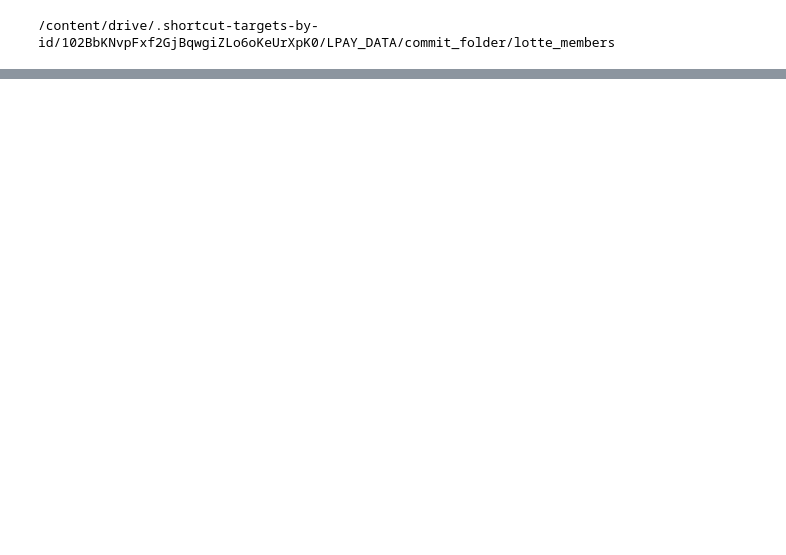
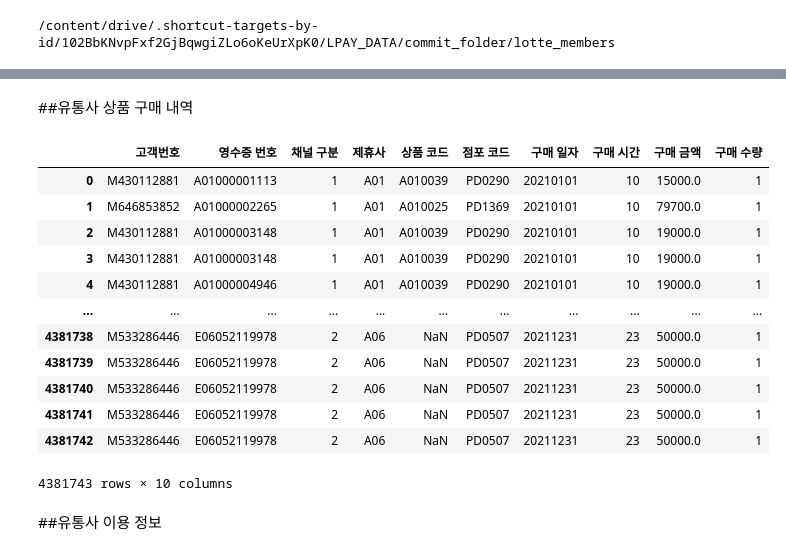
Before and after one commit to eowl4588/lotte_members, a Jupyter notebook: One.ipynb, the cells around one changed output, grey strips where cells are left out. Drawn from its saved outputs; the diff is of its cells as text; code cells hidden in the pictures; blank space fills up the shorter version.

```diff
--- a/One.ipynb
+++ b/One.ipynb
@@ -32,0 +73,26 @@ Branch 'main' set up to track remote branch 'main' from 'origin'.
+# %% [markdown]
+##유통사 상품 구매 내역
+# %%
+# comp product buy list
+buy_list = pd.read_csv('/content/drive/MyDrive/LPAY_DATA/data/LPOINT_BIG_COMP_02_PDDE.csv')
+# %%
+# column rename
+buy_list.columns = ['고객번호','영수증 번호','채널 구분','제휴사','상품 코드','점포 코드','구매 일자','구매 시간','구매 금액','구매 수량']
+# %%
+buy_list
+# %% [output]
+|  | 고객번호 | 영수증 번호 | 채널 구분 | 제휴사 | 상품 코드 | 점포 코드 | 구매 일자 | 구매 시간 | 구매 금액 | 구매 수량 |
+| 0 | M430112881 | A01000001113 | 1 | A01 | A010039 | PD0290 | 20210101 | 10 | 15000.0 | 1 |
+| 1 | M646853852 | A01000002265 | 1 | A01 | A010025 | PD1369 | 20210101 | 10 | 79700.0 | 1 |
+| 2 | M430112881 | A01000003148 | 1 | A01 | A010039 | PD0290 | 20210101 | 10 | 19000.0 | 1 |
+| 3 | M430112881 | A01000003148 | 1 | A01 | A010039 | PD0290 | 20210101 | 10 | 19000.0 | 1 |
+| 4 | M430112881 | A01000004946 | 1 | A01 | A010039 | PD0290 | 20210101 | 10 | 19000.0 | 1 |
+| ... | ... | ... | ... | ... | ... | ... | ... | ... | ... | ... |
+| 4381738 | M533286446 | E06052119978 | 2 | A06 | NaN | PD0507 | 20211231 | 23 | 50000.0 | 1 |
+| 4381739 | M533286446 | E06052119978 | 2 | A06 | NaN | PD0507 | 20211231 | 23 | 50000.0 | 1 |
+| 4381740 | M533286446 | E06052119978 | 2 | A06 | NaN | PD0507 | 20211231 | 23 | 50000.0 | 1 |
+| 4381741 | M533286446 | E06052119978 | 2 | A06 | NaN | PD0507 | 20211231 | 23 | 50000.0 | 1 |
+| 4381742 | M533286446 | E06052119978 | 2 | A06 | NaN | PD0507 | 20211231 | 23 | 50000.0 | 1 |
+4381743 rows × 10 columns
+# %% [markdown]
+##유통사 이용 정보
```
Also changed, not shown: parts of 27 cells of this notebook.
